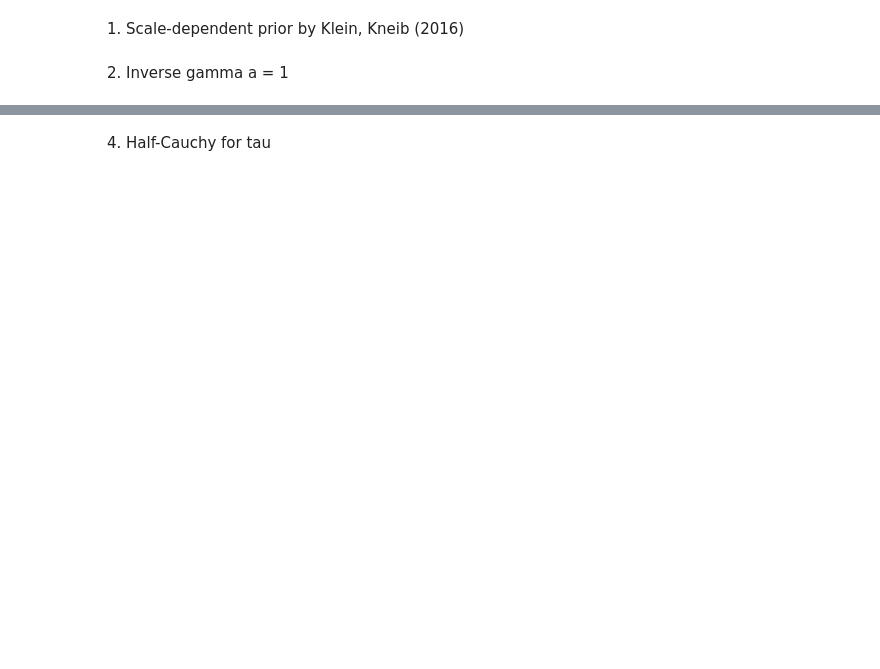
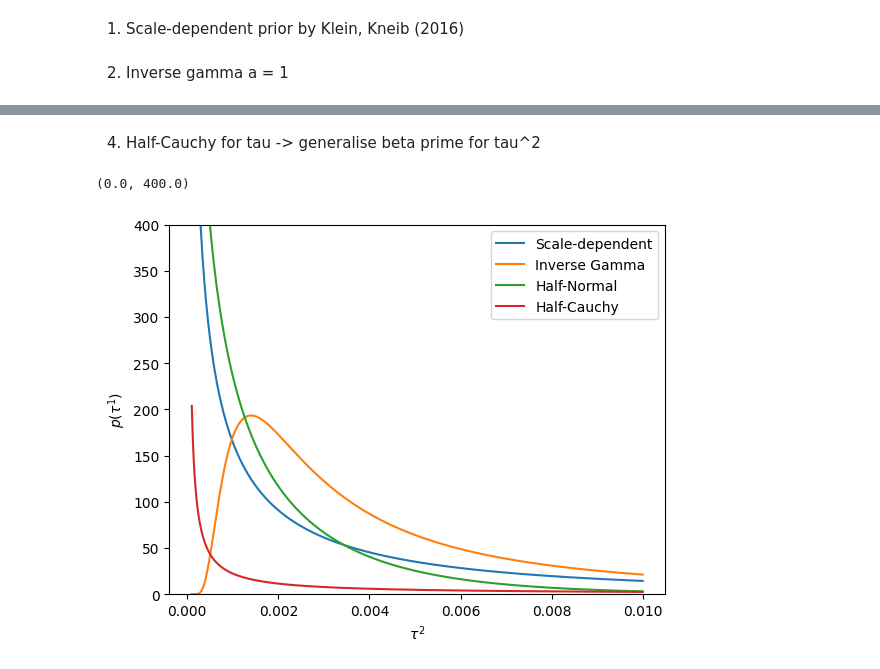
Before and after one commit to clarahoffmann/last-layer-inf, a Jupyter notebook: src/last_layer_inf/hyperpriors_for_tausq.ipynb, the cells around one changed output, grey strips where cells are left out. Saved outputs shown, nothing was run; the diff lists cells and outputs as text; code cells hidden in the pictures; blank space fills up the shorter version.

```diff
--- a/src/last_layer_inf/hyperpriors_for_tausq.ipynb
+++ b/src/last_layer_inf/hyperpriors_for_tausq.ipynb
@@ -22,12 +24,25 @@ pdf_ig = stats.invgamma.pdf(x, a=alpha, scale=scale)
-# %%
-x = np.linspace(0, 0.01, 500)
-pdf_half_normal = stats.halfnorm.pdf(x, scale=scale)
+# %%
+pdf_half_normal = stats.gamma.pdf(x, a=shape, scale=scale)
 # %% [markdown]
-4. Half-Cauchy for tau
+4. Half-Cauchy for tau -> generalise beta prime for tau^2
-# %%
-x = np.linspace(0, 0.01, 500)
-pdf_half_cauchy = stats.halfcauchy.pdf(x, scale=scale)
+# %%
+def generalized_beta_prime_pdf(x, a, b, p):
+    # x must be > 0
+    # PDF formula (classic form)
+    numerator = p * (x**(a*p - 1)) * ((1 + x**p)**(-(a + b)))
+    denominator = scipy.special.beta(a, b)
+    return numerator / denominator
+
+
+a, b, p = 1, 1, .1
+pdf_half_cauchy = generalized_beta_prime_pdf(x, a, b, p)
 # %%
-plt.figure(figsize=(10, 6))
-for pdf, label in zip([pdf_scale, pdf_ig, pdf_half_normal, pdf_half_cauchy], ["Scale-dependent", "Inverse Gamma", "Half-Normal", "Half-Cauchy"])
-    plt.plot(pdf, label = label)
+for pdf, label in zip([pdf_scale, pdf_ig, pdf_half_normal, pdf_half_cauchy], ["Scale-dependent", "Inverse Gamma", "Half-Normal", "Half-Cauchy"]):
+    plt.plot(x, pdf, label = label)
+plt.xlabel(r'$\tau^2$')
+plt.ylabel(r"$p(\tau^1)$")
+plt.legend()
+plt.ylim(0,400)
+# %% [output]
+(0.0, 400.0)
+[figure, added]
```
Also changed, not shown: parts of 5 cells of this notebook.
